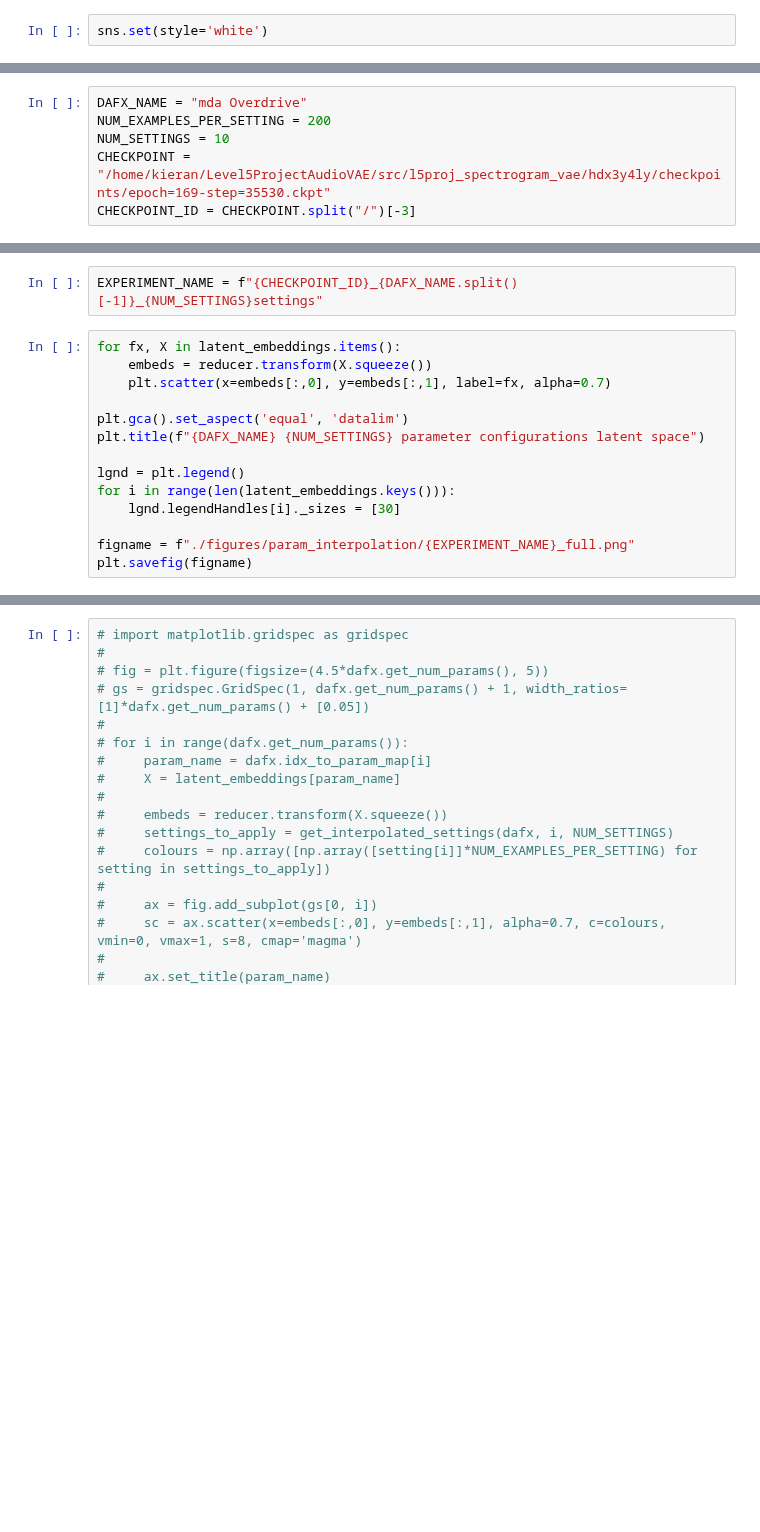
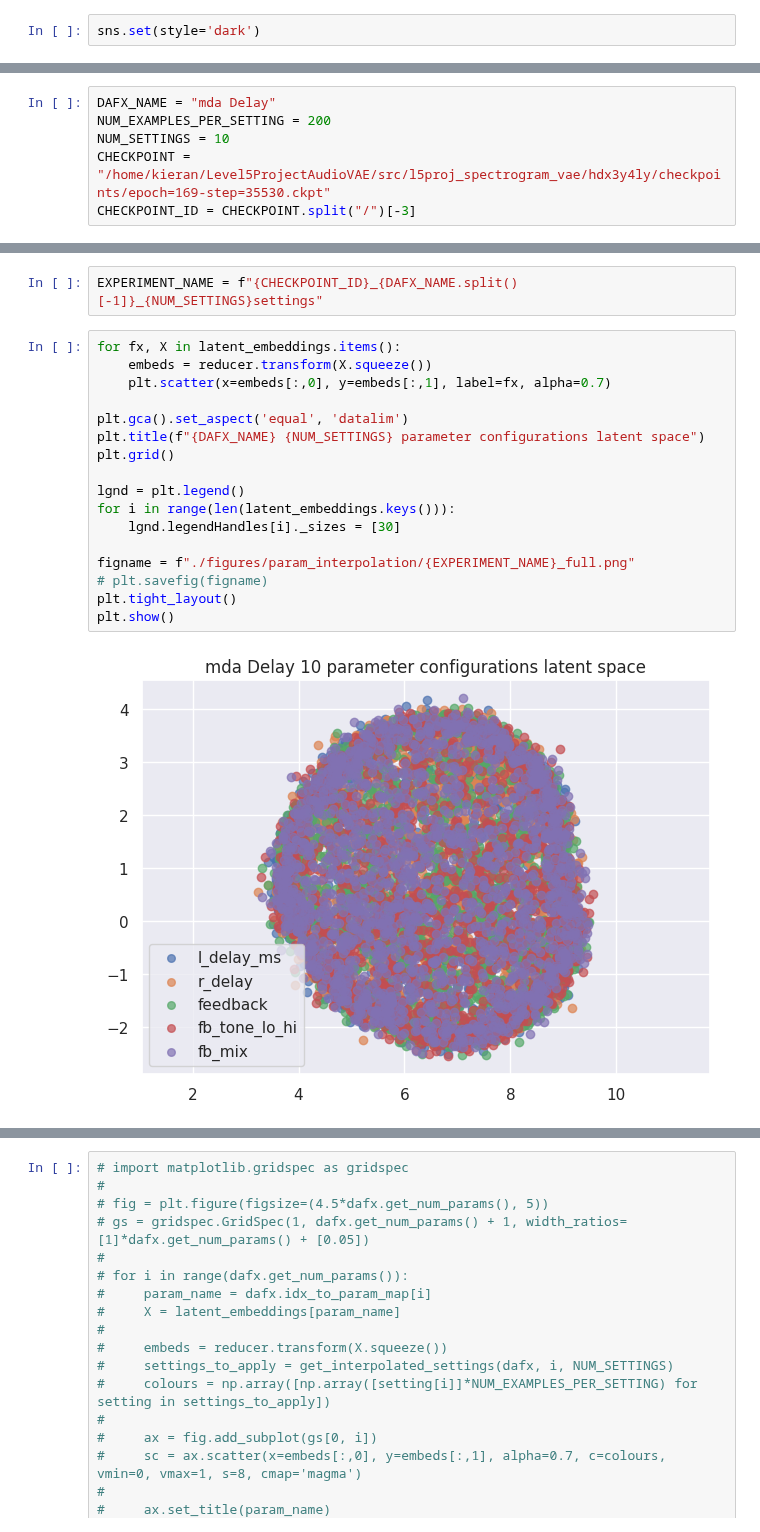
Before and after one commit to kieran-grant/Level5ProjectAudioVAE, a Jupyter notebook: src/notebooks/spectrogram_vae/param_interpolation.ipynb, the cells around one changed output, grey strips where cells are left out. Cells and saved outputs as stored; diff of their text form; blank space fills up the shorter version.

```diff
--- a/src/notebooks/spectrogram_vae/param_interpolation.ipynb
+++ b/src/notebooks/spectrogram_vae/param_interpolation.ipynb
@@ -9,4 +9,4 @@ from src.models.spectrogram_vae import SpectrogramVAE
 from src.utils import audio_to_spectrogram
 from src.plot_utils import *
 # %%
-sns.set(style='white')
+sns.set(style='dark')
@@ -13,5 +22,5 @@ sns.set(style='white')
 # %%
-DAFX_NAME = "mda Overdrive"
+DAFX_NAME = "mda Delay"
 NUM_EXAMPLES_PER_SETTING = 200
 NUM_SETTINGS = 10
 CHECKPOINT = "/home/kieran/Level5ProjectAudioVAE/src/l5proj_spectrogram_vae/hdx3y4ly/checkpoints/epoch=169-step=35530.ckpt"
@@ -126,17 +179,22 @@ EXPERIMENT_NAME = f"{CHECKPOINT_ID}_{DAFX_NAME.split()[-1]}_{NUM_SETTINGS}settin
 # %%
 for fx, X in latent_embeddings.items():
     embeds = reducer.transform(X.squeeze())
     plt.scatter(x=embeds[:,0], y=embeds[:,1], label=fx, alpha=0.7)
 
 plt.gca().set_aspect('equal', 'datalim')
 plt.title(f"{DAFX_NAME} {NUM_SETTINGS} parameter configurations latent space")
+plt.grid()
 
 lgnd = plt.legend()
 for i in range(len(latent_embeddings.keys())):
     lgnd.legendHandles[i]._sizes = [30]
 
 figname = f"./figures/param_interpolation/{EXPERIMENT_NAME}_full.png"
-plt.savefig(figname)
+# plt.savefig(figname)
+plt.tight_layout()
+plt.show()
+# %% [output]
+[figure, added]
 # %%
 n = dafx.get_num_params() # Define the size of the plot
 max_columns = 3  # set a maximum number of columns
```
Also changed, not shown: parts of 5 cells of this notebook, 31 other files.
